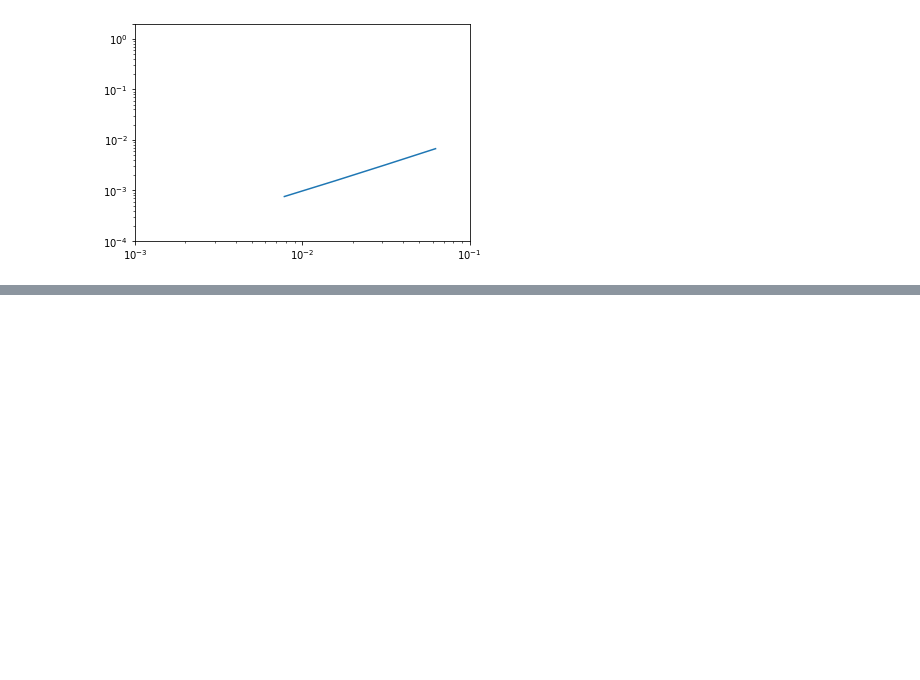
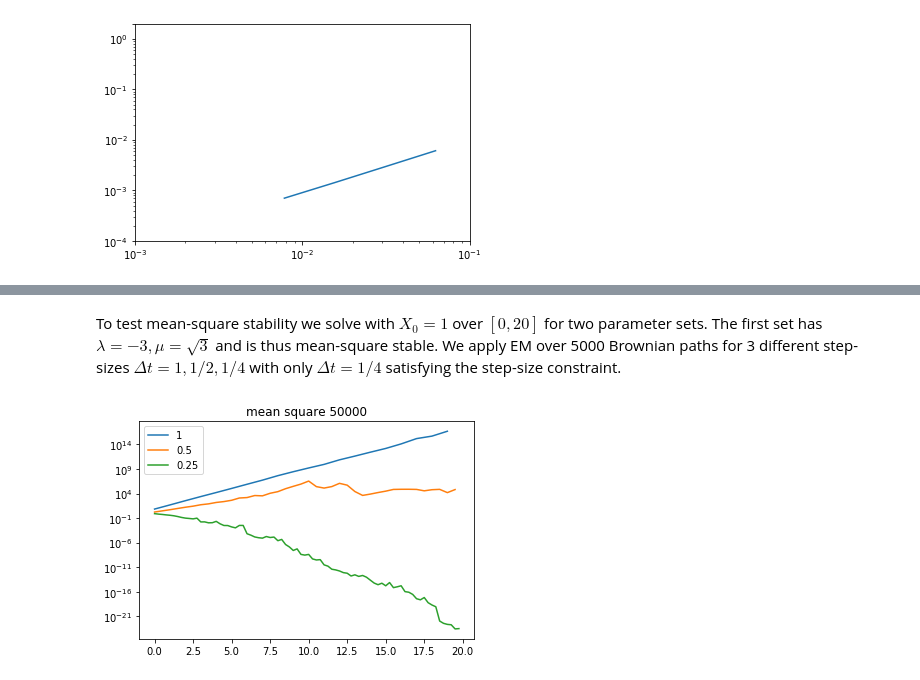
Before and after one commit to makslevental/numerical_sdes, a Jupyter notebook: main.ipynb, the cells around one changed output, grey strips where cells are left out. Cells and saved outputs as stored; diff of their text form; code cells hidden in the pictures; blank space fills up the shorter version.

```diff
--- a/main.ipynb
+++ b/main.ipynb
@@ -440,0 +458,21 @@ fig
+# %% [markdown]
+To test mean-square stability we solve with $X_0 = 1$ over $[0,20]$ for two parameter sets. The first set has $\lambda = -3, \mu = \sqrt{3}$ and is thus mean-square stable. We apply EM over 5000 Brownian paths for 3 different step-sizes $\Delta t = 1, 1/2, 1/4$ with only $\Delta t = 1/4$ satisfying the step-size constraint.
+# %%
+T = 20; M = 5*10**4; Xzero = 1;
+lamb = -3; mu = sqrt(3)
+# %%
+ax.clear()
+for k in range(1,3+1):
+    Dt = 2**(1-k)
+    n = int(T//Dt)
+    Xms = zeros(n); Xtemp = Xzero*ones(M)
+    for j in range(n):
+        Winc = sqrt(Dt)*Normal(M)
+        Xtemp *= 1 + Dt*lamb + mu*Winc
+        Xms[j] = mean(Xtemp**2)
+    ax.semilogy(np.arange(0,T, Dt), Xms, label=Dt)
+ax.set_title(f"mean square {M}")
+ax.legend()
+fig
+# %% [output]
+[figure, added]
```
Also changed, not shown: parts of 10 cells of this notebook, 2 other files.
